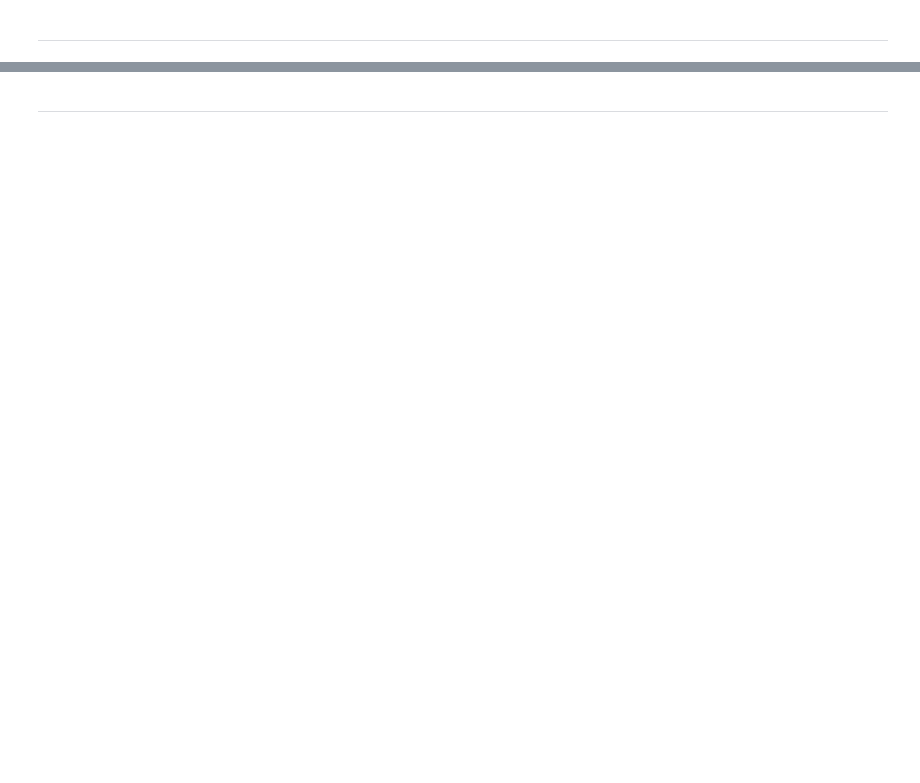
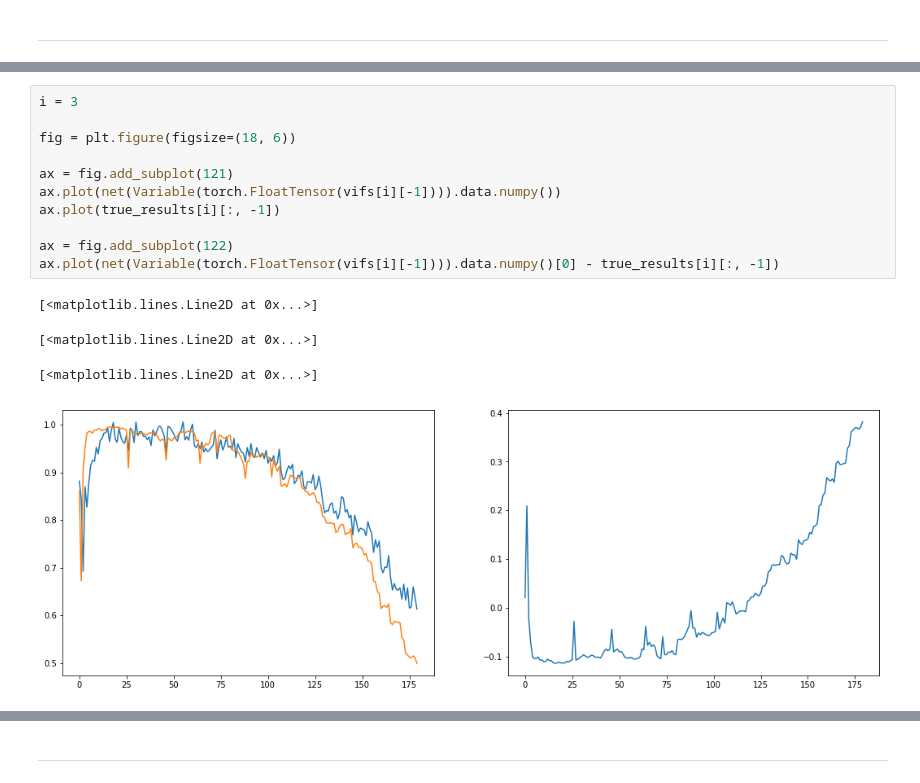
Before and after one commit to Intelligent-Systems-Phystech/ProjectSampleSize, a Jupyter notebook: TorchError.ipynb, the cells around one changed output, grey strips where cells are left out. Cells and saved outputs as stored; diff of their text form; blank space fills up the shorter version.

```diff
--- a/TorchError.ipynb
+++ b/TorchError.ipynb
@@ -870 +209,17 @@ Let's consider $m^* == 18$
+# %%
+i = 3
+
+fig = plt.figure(figsize=(18, 6))
+
+ax = fig.add_subplot(121)
+ax.plot(net(Variable(torch.FloatTensor(vifs[i][-1]))).data.numpy())
+ax.plot(true_results[i][:, -1])
+
+ax = fig.add_subplot(122)
+ax.plot(net(Variable(torch.FloatTensor(vifs[i][-1]))).data.numpy()[0] - true_results[i][:, -1])
+# %% [output]
+[<matplotlib.lines.Line2D at 0x...>]
+[<matplotlib.lines.Line2D at 0x...>]
+[<matplotlib.lines.Line2D at 0x...>]
+[figure, added]
 # %%
```
Also changed, not shown: parts of 80 cells of this notebook.
